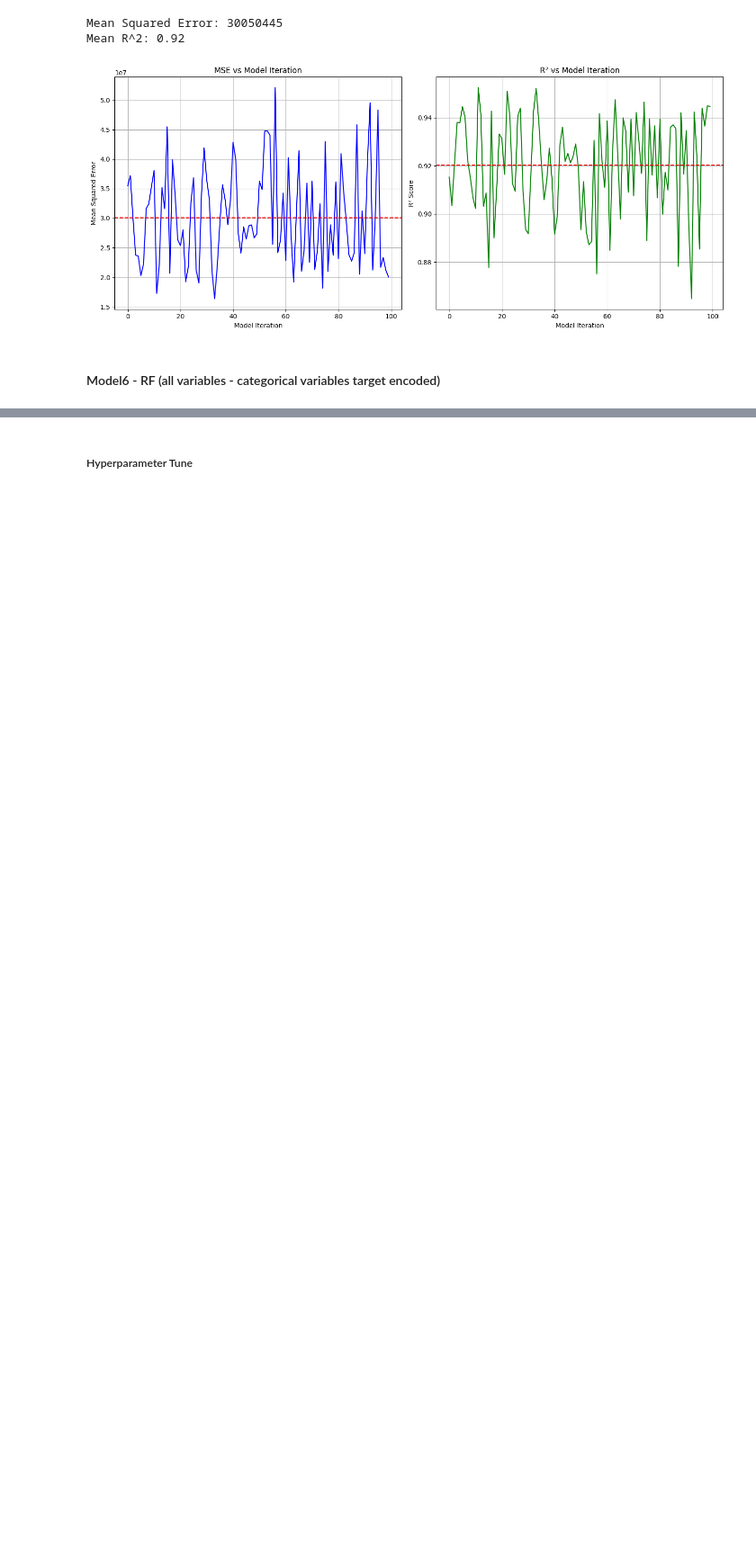
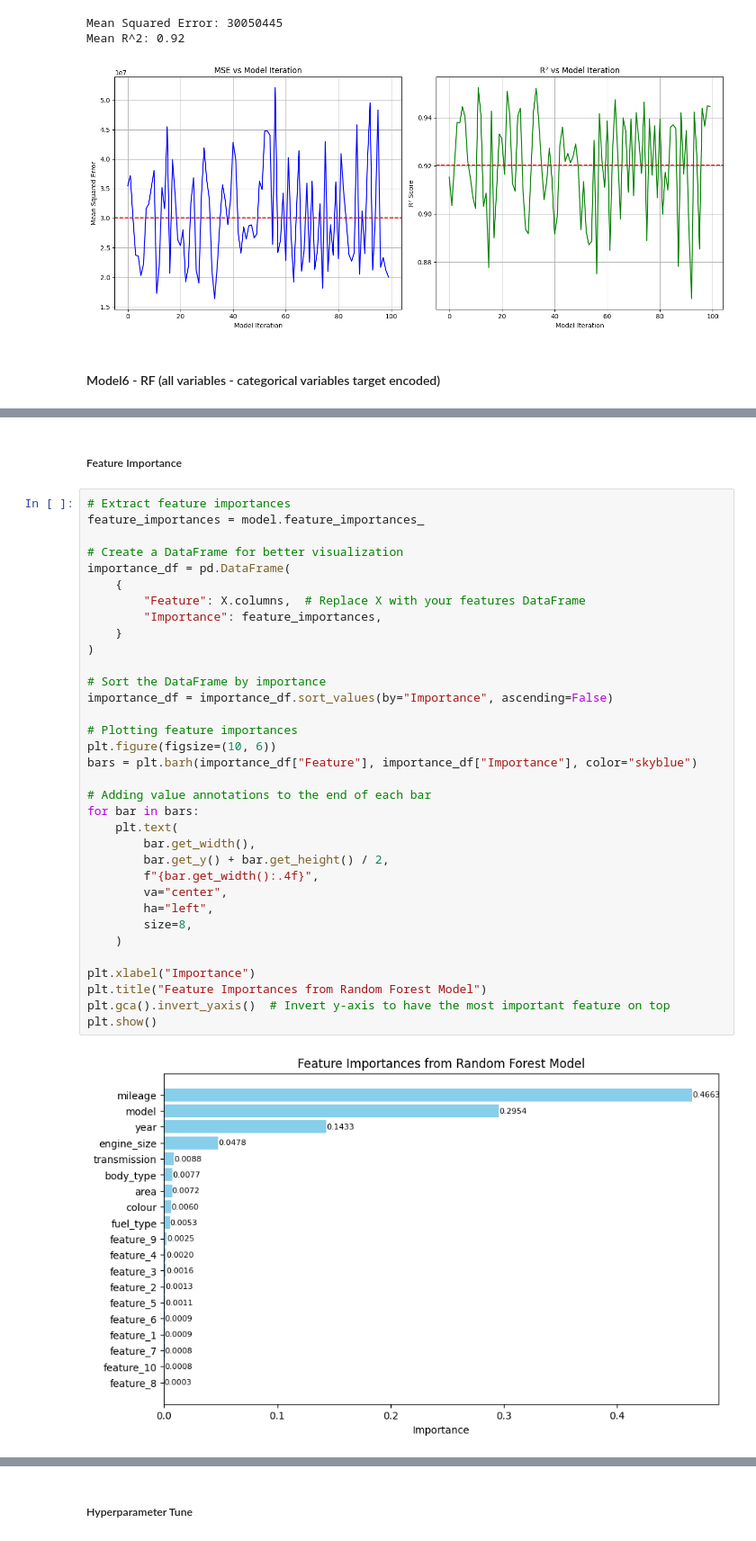
Before and after one commit to wesraynbirdtilbury/wrt_at, a Jupyter notebook: vehicle_price_prediction/vehicle_price_prediction/src/model/model.ipynb, the cells around one changed output, grey strips where cells are left out. Shown at 90% size. Cells and saved outputs as stored; diff of their text form; blank space fills up the shorter version.

```diff
--- a/vehicle_price_prediction/vehicle_price_prediction/src/model/model.ipynb
+++ b/vehicle_price_prediction/vehicle_price_prediction/src/model/model.ipynb
@@ -882,0 +901,38 @@ Mean R^2: 0.941
+# %% [markdown]
+##### Feature Importance
+# %%
+# Extract feature importances
+feature_importances = model.feature_importances_
+
+# Create a DataFrame for better visualization
+importance_df = pd.DataFrame(
+    {
+        "Feature": X.columns,  # Replace X with your features DataFrame
+        "Importance": feature_importances,
+    }
+)
+
+# Sort the DataFrame by importance
+importance_df = importance_df.sort_values(by="Importance", ascending=False)
+
+# Plotting feature importances
+plt.figure(figsize=(10, 6))
+bars = plt.barh(importance_df["Feature"], importance_df["Importance"], color="skyblue")
+
+# Adding value annotations to the end of each bar
+for bar in bars:
+    plt.text(
+        bar.get_width(),
+        bar.get_y() + bar.get_height() / 2,
+        f"{bar.get_width():.4f}",
+        va="center",
+        ha="left",
+        size=8,
+    )
+
+plt.xlabel("Importance")
+plt.title("Feature Importances from Random Forest Model")
+plt.gca().invert_yaxis()  # Invert y-axis to have the most important feature on top
+plt.show()
+# %% [output]
+[figure, added]
```
Also changed, not shown: parts of 38 cells of this notebook, 2 other files.
